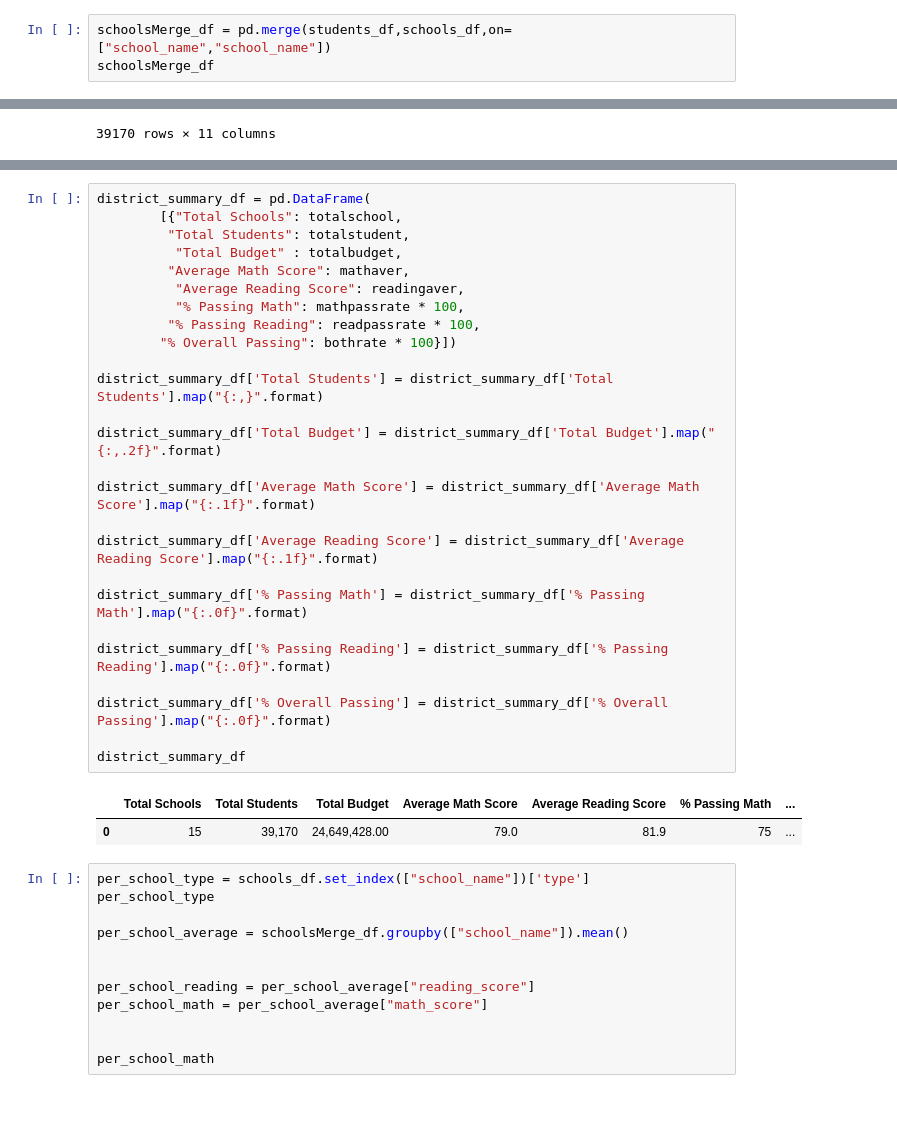
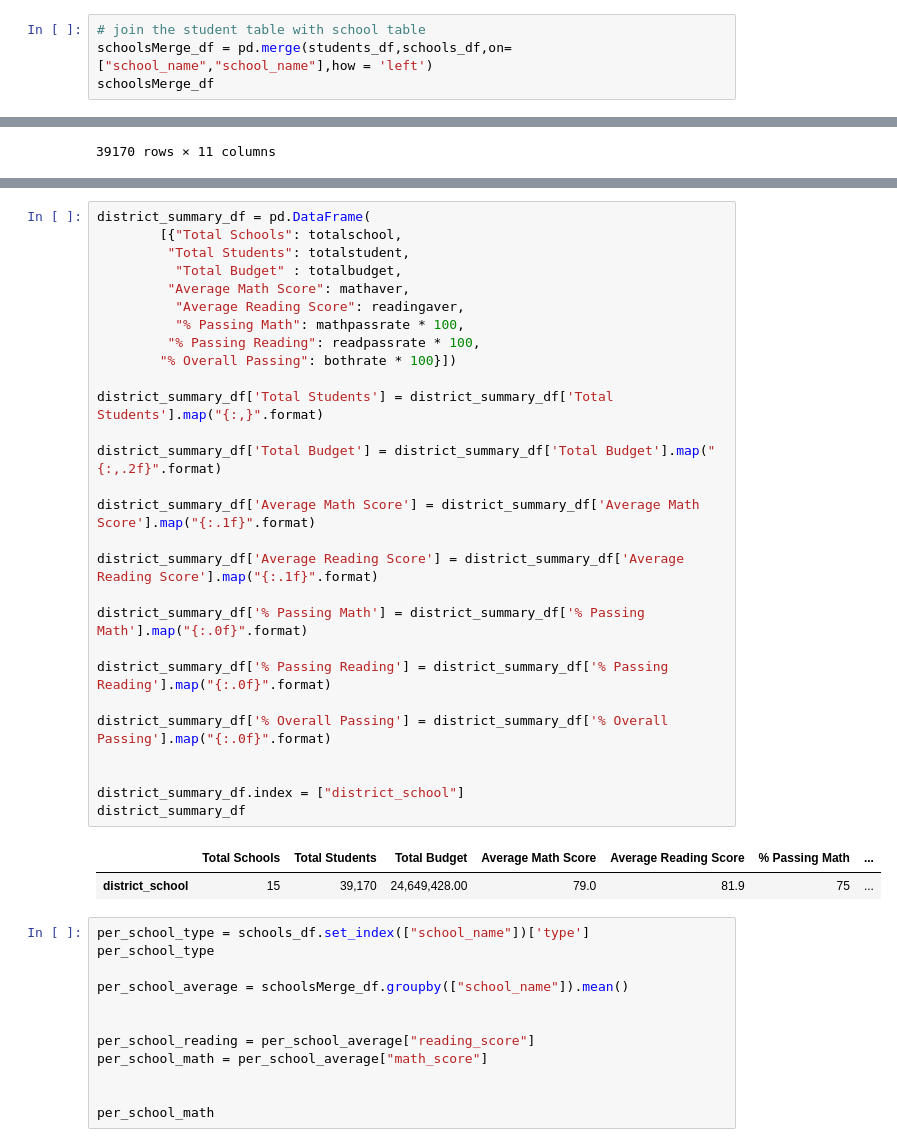
Before and after one commit to ftjyangf/School_District_Analysis, a Jupyter notebook: PyCitySchools.ipynb, the cells around one changed output, grey strips where cells are left out. Cells and saved outputs as stored; diff of their text form; blank space fills up the shorter version.

```diff
--- a/PyCitySchools.ipynb
+++ b/PyCitySchools.ipynb
@@ -51,7 +49,8 @@ print(st_to_fix)
 # %% [output]
 ['Dr. Richard Scott', 'Dr. Jordan Carson', 'Madeline Snyder MD', 'Mr. Dylan Taylor MD', 'Dr. Scott Gill', 'Miss Madison Everett', 'Virginia Ramirez MD', 'Joseph Morales III', 'Angela Perkins DVM', 'He ...
 # %%
-schoolsMerge_df = pd.merge(students_df,schools_df,on=["school_name","school_name"])
+# join the student table with school table
+schoolsMerge_df = pd.merge(students_df,schools_df,on=["school_name","school_name"],how = 'left')
 schoolsMerge_df
 # %% [output]
 |  | Student ID | student_name | gender | grade | school_name | reading_score | math_score | School ID | ... |
@@ -105,32 +108,34 @@ totalschool = len(set(schoolsMerge_df["school_name"]))
 # %%
 district_summary_df = pd.DataFrame(
         [{"Total Schools": totalschool,
          "Total Students": totalstudent,
           "Total Budget" : totalbudget,
          "Average Math Score": mathaver,
           "Average Reading Score": readingaver,
           "% Passing Math": mathpassrate * 100,
          "% Passing Reading": readpassrate * 100,
         "% Overall Passing": bothrate * 100}])
 
 district_summary_df['Total Students'] = district_summary_df['Total Students'].map("{:,}".format)
 
 district_summary_df['Total Budget'] = district_summary_df['Total Budget'].map("{:,.2f}".format)
 
 district_summary_df['Average Math Score'] = district_summary_df['Average Math Score'].map("{:.1f}".format)
 
 district_summary_df['Average Reading Score'] = district_summary_df['Average Reading Score'].map("{:.1f}".format)
 
 district_summary_df['% Passing Math'] = district_summary_df['% Passing Math'].map("{:.0f}".format)
 
 district_summary_df['% Passing Reading'] = district_summary_df['% Passing Reading'].map("{:.0f}".format)
 
 district_summary_df['% Overall Passing'] = district_summary_df['% Overall Passing'].map("{:.0f}".format)
 
+
+district_summary_df.index = ["district_school"]
 district_summary_df
 # %% [output]
 |  | Total Schools | Total Students | Total Budget | Average Math Score | Average Reading Score | % Passing Math | ... |
-| 0 | 15 | 39,170 | 24,649,428.00 | 79.0 | 81.9 | 75 | ... |
+| district_school | 15 | 39,170 | 24,649,428.00 | 79.0 | 81.9 | 75 | ... |
 # %%
 per_school_type = schools_df.set_index(["school_name"])['type']
 per_school_type
```
Also changed, not shown: parts of 21 cells of this notebook, 11 other files.
